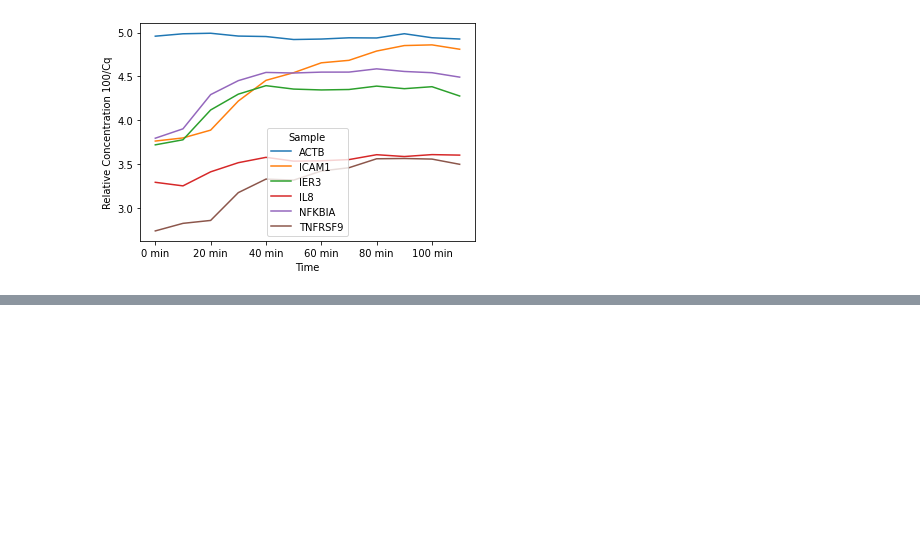
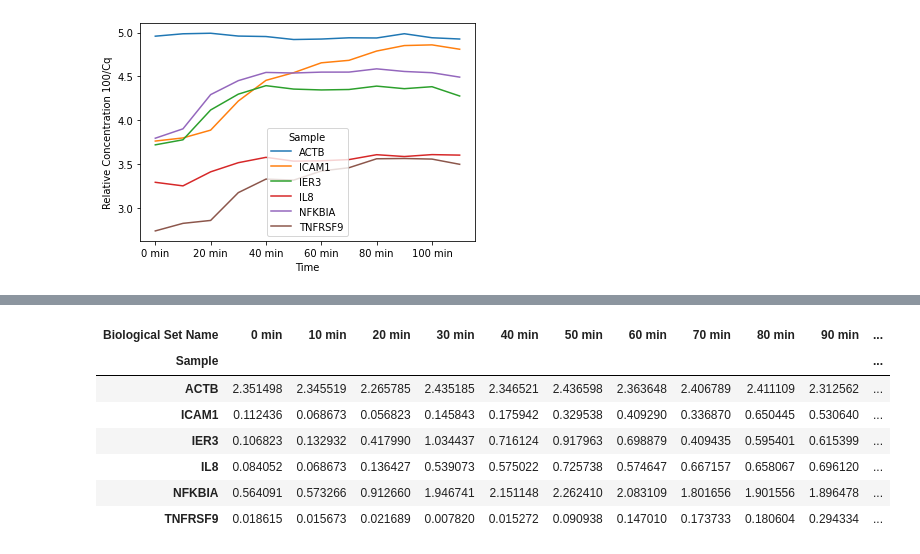
Before and after one commit to kanishkasthana/ChronoSeq, a Jupyter notebook: qPCR_validation_files/qPCR Analysis.ipynb, the cells around one changed output, grey strips where cells are left out. Drawn from its saved outputs; the diff is of its cells as text; code cells hidden in the pictures; blank space fills up the shorter version.

```diff
--- a/qPCR_validation_files/qPCR Analysis.ipynb
+++ b/qPCR_validation_files/qPCR Analysis.ipynb
@@ -140,3 +140,5 @@ plt.savefig("qPCR_GenePlots_Log_Fold_Validation_NFKBIA_IER3.svg", format='svg')
 plt.savefig("qPCR_GenePlots_Relative_concentration_100DivCq.svg", format='svg')
 # %% [output]
 [figure]
+# %%
+scK562_genes=pd.read_csv("Selected_Genes_scK562.csv",index_col=0)
@@ -142,0 +155,15 @@ plt.savefig("qPCR_GenePlots_Relative_concentration_100DivCq.svg", format='svg')
+# %%
+scK562_genes.columns=pivot_table.columns
+# %%
+scK562_genes.index=pivot_table.index
+# %%
+scK562_genes
+# %% [output]
+| Biological Set Name | 0 min | 10 min | 20 min | 30 min | 40 min | 50 min | 60 min | 70 min | 80 min | 90 min | ... |
+| Sample |  |  |  |  |  |  |  |  |  |  | ... |
+| ACTB | 2.351498 | 2.345519 | 2.265785 | 2.435185 | 2.346521 | 2.436598 | 2.363648 | 2.406789 | 2.411109 | 2.312562 | ... |
+| ICAM1 | 0.112436 | 0.068673 | 0.056823 | 0.145843 | 0.175942 | 0.329538 | 0.409290 | 0.336870 | 0.650445 | 0.530640 | ... |
+| IER3 | 0.106823 | 0.132932 | 0.417990 | 1.034437 | 0.716124 | 0.917963 | 0.698879 | 0.409435 | 0.595401 | 0.615399 | ... |
+| IL8 | 0.084052 | 0.068673 | 0.136427 | 0.539073 | 0.575022 | 0.725738 | 0.574647 | 0.667157 | 0.658067 | 0.696120 | ... |
+| NFKBIA | 0.564091 | 0.573266 | 0.912660 | 1.946741 | 2.151148 | 2.262410 | 2.083109 | 1.801656 | 1.901556 | 1.896478 | ... |
+| TNFRSF9 | 0.018615 | 0.015673 | 0.021689 | 0.007820 | 0.015272 | 0.090938 | 0.147010 | 0.173733 | 0.180604 | 0.294334 | ... |
```
Also changed, not shown: parts of 7 cells of this notebook, 7 other files.
